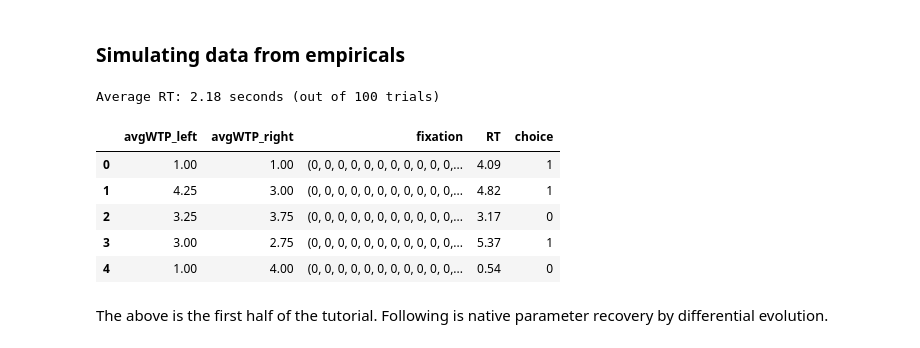
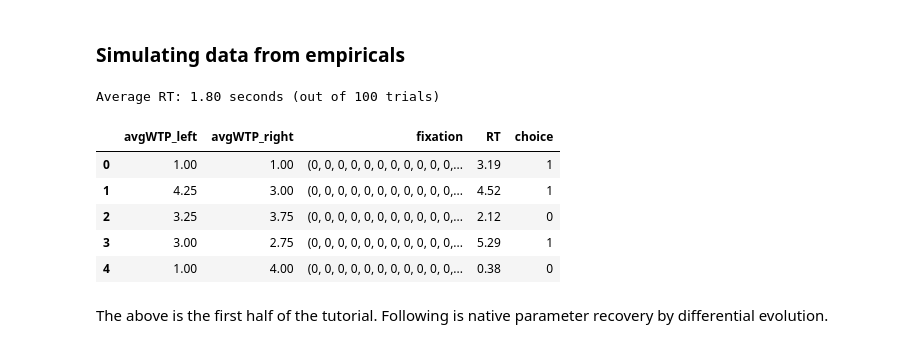
Before and after one commit to Hehesh/DDM, a Jupyter notebook: addm_tutorial.ipynb, the cells around one changed output. Saved outputs shown, nothing was run; the diff lists cells and outputs as text; code cells hidden in the pictures.

```diff
--- a/addm_tutorial.ipynb
+++ b/addm_tutorial.ipynb
@@ -100,32 +100,32 @@ for idx, r in trials.iterrows():
 # %%
 from simulation import simulate
 import pyddm
 
-model_conditions = {'drift_rate': 0.3, 'theta': 0.5, 'noise': 0.6}
+model_conditions = {'drift_rate': 0.3, 'theta': 0.5, 'noise': 0.7}
 
 results_df = simulate(dt, model_conditions, trials_dict, seed=seed, save_results=False)
 # results_df['sub_id'] = f'seed{seed}_subjects{size}_sim'
 # results_df['trial'] = range(1, len(trials_clean) + 1)
 # results_df = results_df.rename(columns={'fixation': 'fix_sequence'})
 results_df = results_df.drop(columns = ['trajectory'])
 
 sample = pyddm.Sample.from_pandas_dataframe(
     results_df,
     choice_column_name="choice",
     rt_column_name="RT",
     choice_names=("left", "right")
 )
 
 print(f'Average RT: {results_df["RT"].mean():.2f} seconds (out of {len(results_df)} trials)')
 results_df.head()
 # %% [output]
-Average RT: 2.18 seconds (out of 100 trials)
+Average RT: 1.80 seconds (out of 100 trials)
 |  | avgWTP_left | avgWTP_right | fixation | RT | choice |
-| 0 | 1.00 | 1.00 | (0, 0, 0, 0, 0, 0, 0, 0, 0, 0, 0,... | 4.09 | 1 |
-| 1 | 4.25 | 3.00 | (0, 0, 0, 0, 0, 0, 0, 0, 0, 0, 0,... | 4.82 | 1 |
-| 2 | 3.25 | 3.75 | (0, 0, 0, 0, 0, 0, 0, 0, 0, 0, 0,... | 3.17 | 0 |
-| 3 | 3.00 | 2.75 | (0, 0, 0, 0, 0, 0, 0, 0, 0, 0, 0,... | 5.37 | 1 |
-| 4 | 1.00 | 4.00 | (0, 0, 0, 0, 0, 0, 0, 0, 0, 0, 0,... | 0.54 | 0 |
+| 0 | 1.00 | 1.00 | (0, 0, 0, 0, 0, 0, 0, 0, 0, 0, 0,... | 3.19 | 1 |
+| 1 | 4.25 | 3.00 | (0, 0, 0, 0, 0, 0, 0, 0, 0, 0, 0,... | 4.52 | 1 |
+| 2 | 3.25 | 3.75 | (0, 0, 0, 0, 0, 0, 0, 0, 0, 0, 0,... | 2.12 | 0 |
+| 3 | 3.00 | 2.75 | (0, 0, 0, 0, 0, 0, 0, 0, 0, 0, 0,... | 5.29 | 1 |
+| 4 | 1.00 | 4.00 | (0, 0, 0, 0, 0, 0, 0, 0, 0, 0, 0,... | 0.38 | 0 |
 # %% [markdown]
 The above is the first half of the tutorial. Following is native parameter recovery by differential evolution.
 # %%
```
Also changed, not shown: parts of 1 cell of this notebook, 3 other files.
